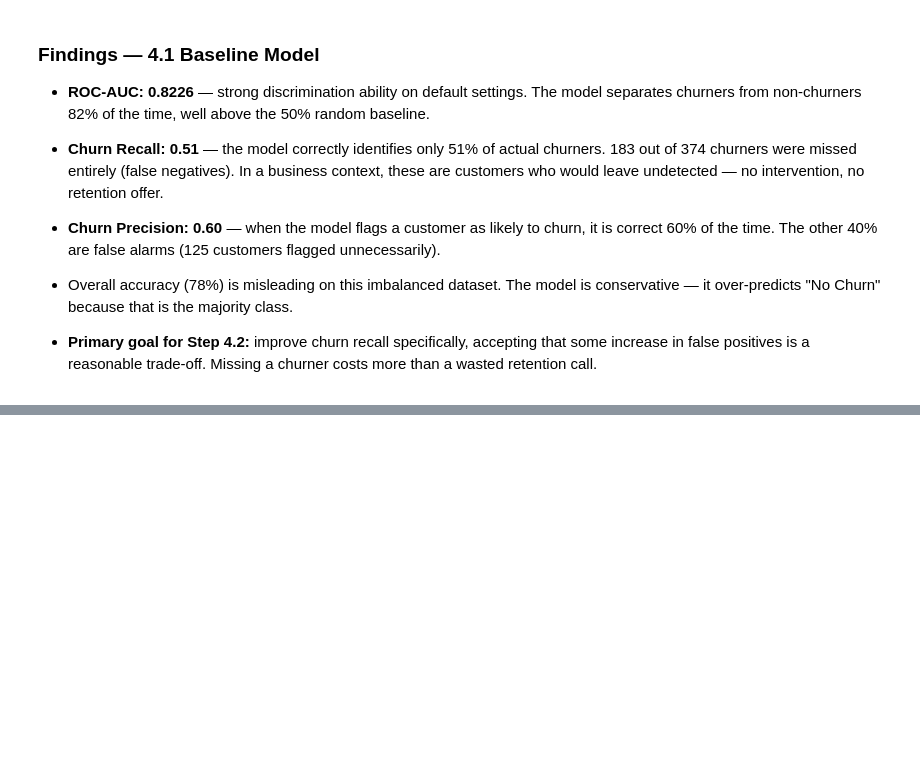
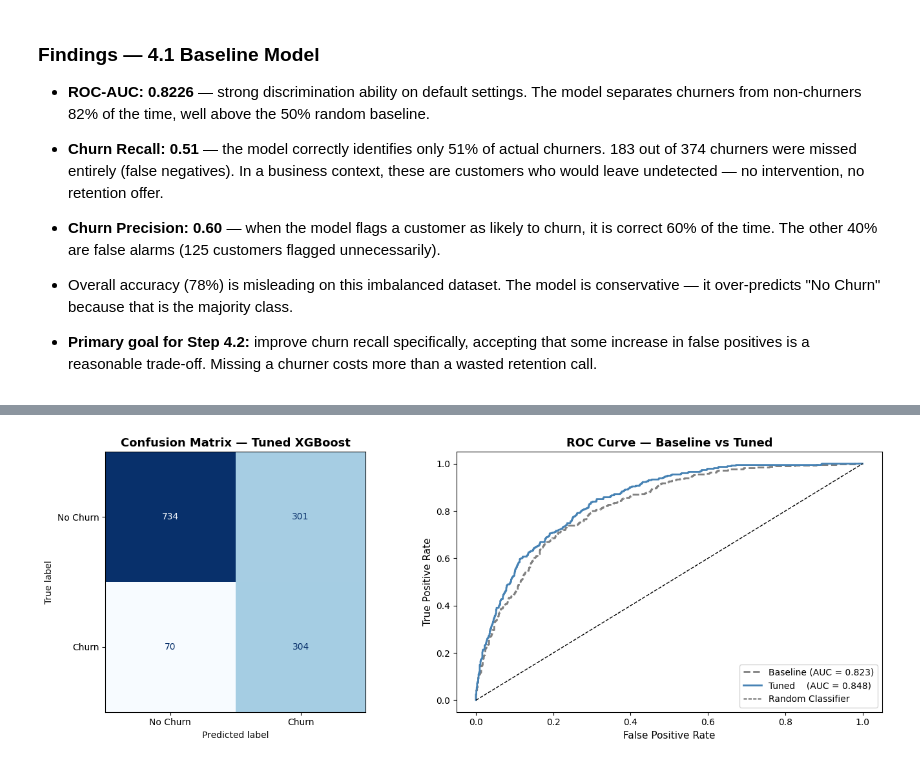
Before and after one commit to PrakharSharma-dev/customer-churn-analysis, a Jupyter notebook: notebooks/04_model_training.ipynb, the cells around one changed output, grey strips where cells are left out. Saved outputs shown, nothing was run; the diff lists cells and outputs as text; code cells hidden in the pictures; blank space fills up the shorter version.

```diff
--- a/notebooks/04_model_training.ipynb
+++ b/notebooks/04_model_training.ipynb
@@ -131,0 +145,92 @@ Plot saved.
+# %%
+# ── 4.2 Hyperparameter Tuning ────────────────────────────────────────────────
+
+from sklearn.model_selection import RandomizedSearchCV
+from sklearn.metrics import make_scorer, recall_score
+import warnings
+warnings.filterwarnings("ignore")
+
+# ── 1. Define parameter search space ────────────────────────────────────────
+param_grid = {
+    "n_estimators":     [100, 200, 300],
+    "max_depth":        [3, 4, 5, 6],
+    "learning_rate":    [0.01, 0.05, 0.1, 0.2],
+    "subsample":        [0.7, 0.8, 1.0],
+    "colsample_bytree": [0.7, 0.8, 1.0],
+    "scale_pos_weight": [1, 2, 3],   # 3 = approximate churn ratio
+    "min_child_weight": [1, 3, 5]
+}
+
+# ── 2. Define model + scoring metric ────────────────────────────────────────
+# We optimize for ROC-AUC, not accuracy
+xgb = XGBClassifier(
+    random_state=42,
+    eval_metric="logloss",
+    use_label_encoder=False
+)
+
+# ── 3. Run RandomizedSearchCV ────────────────────────────────────────────────
+# n_iter=30 means 30 random combinations tested (not all ~972)
+# cv=5 means 5-fold cross validation on training data
+
+search = RandomizedSearchCV(
+    estimator=xgb,
+    param_distributions=param_grid,
+    n_iter=30,
+    scoring="roc_auc",
+    cv=5,
+    random_state=42,
+    n_jobs=-1,
+    verbose=1
+)
+
+search.fit(X_train, y_train)
+
+print(f"\nBest Parameters:\n{search.best_params_}")
+print(f"\nBest CV ROC-AUC: {search.best_score_:.4f}")
+
+# ── 4. Evaluate tuned model on test set ─────────────────────────────────────
+best_model = search.best_estimator_
+
+y_pred_tuned      = best_model.predict(X_test)
+y_pred_prob_tuned = best_model.predict_proba(X_test)[:, 1]
+
+auc_tuned = roc_auc_score(y_test, y_pred_prob_tuned)
+print(f"\nTuned ROC-AUC (Test Set): {auc_tuned:.4f}")
+print("\nClassification Report — Tuned Model:")
+print(classification_report(y_test, y_pred_tuned, target_names=["No Churn", "Churn"]))
+
+# ── 5. Side-by-side comparison plot ─────────────────────────────────────────
+fig, axes = plt.subplots(1, 2, figsize=(14, 5))
+
+# Confusion matrix — tuned
+cm_tuned = confusion_matrix(y_test, y_pred_tuned)
+disp = ConfusionMatrixDisplay(confusion_matrix=cm_tuned,
+                               display_labels=["No Churn", "Churn"])
+disp.plot(ax=axes[0], colorbar=False, cmap="Blues")
+axes[0].set_title("Confusion Matrix — Tuned XGBoost", fontsize=13, fontweight="bold")
+
+# ROC curve — baseline vs tuned
+fpr_b, tpr_b, _ = roc_curve(y_test, y_pred_prob)        # baseline (from 4.1)
+fpr_t, tpr_t, _ = roc_curve(y_test, y_pred_prob_tuned)
+
+axes[1].plot(fpr_b, tpr_b, color="gray",     lw=2, linestyle="--",
+             label=f"Baseline (AUC = {auc:.3f})")
+axes[1].plot(fpr_t, tpr_t, color="steelblue", lw=2,
+             label=f"Tuned    (AUC = {auc_tuned:.3f})")
+axes[1].plot([0, 1], [0, 1], "k--", lw=1, label="Random Classifier")
+axes[1].set_xlabel("False Positive Rate", fontsize=11)
+axes[1].set_ylabel("True Positive Rate",  fontsize=11)
+axes[1].set_title("ROC Curve — Baseline vs Tuned", fontsize=13, fontweight="bold")
+axes[1].legend(fontsize=10)
+
+plt.tight_layout()
+plt.savefig("visuals/04_tuned_confusion_roc.png", dpi=150, bbox_inches="tight")
+plt.show()
+print("Plot saved.")
+
+# ── 6. Save tuned model ──────────────────────────────────────────────────────
+import joblib
+joblib.dump(best_model, "/content/drive/MyDrive/projects /customer churn analysis/Data/processed/xgb_tuned_model.pkl")
+print("Tuned model saved.")
+# %% [output]
@@ -131,0 +255 @@ Plot saved.
+[figure, added]
```
Also changed, not shown: parts of 10 cells of this notebook.
